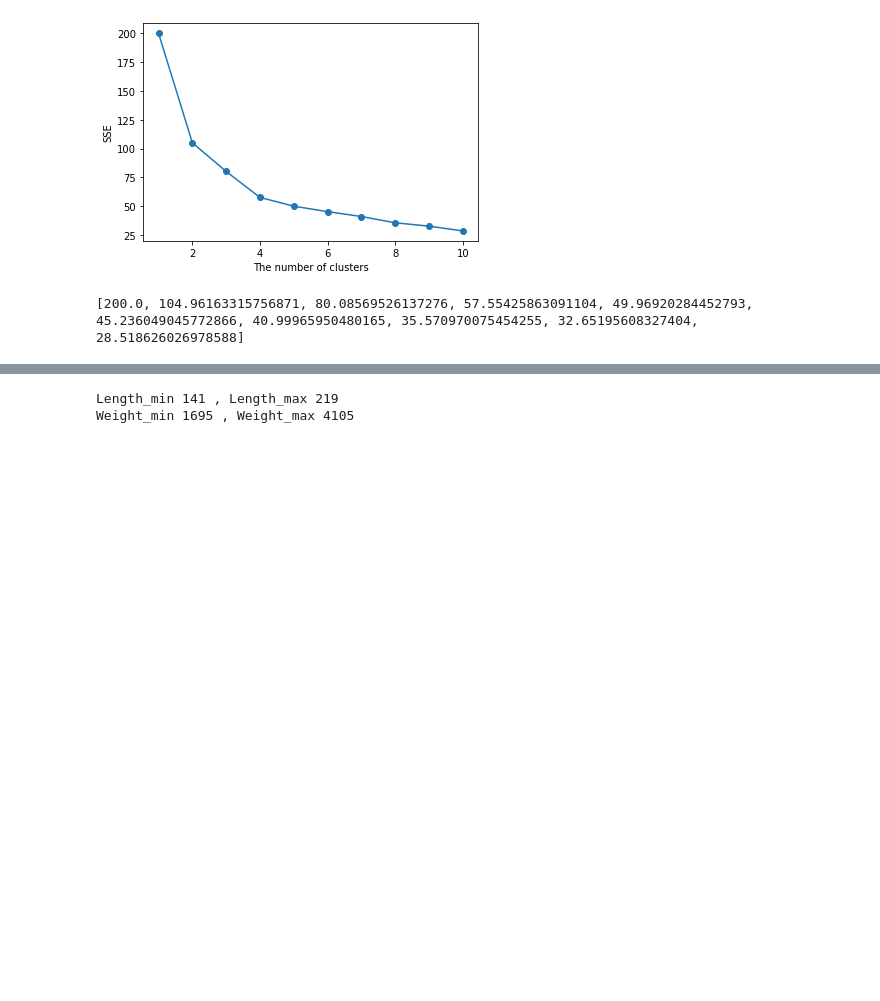
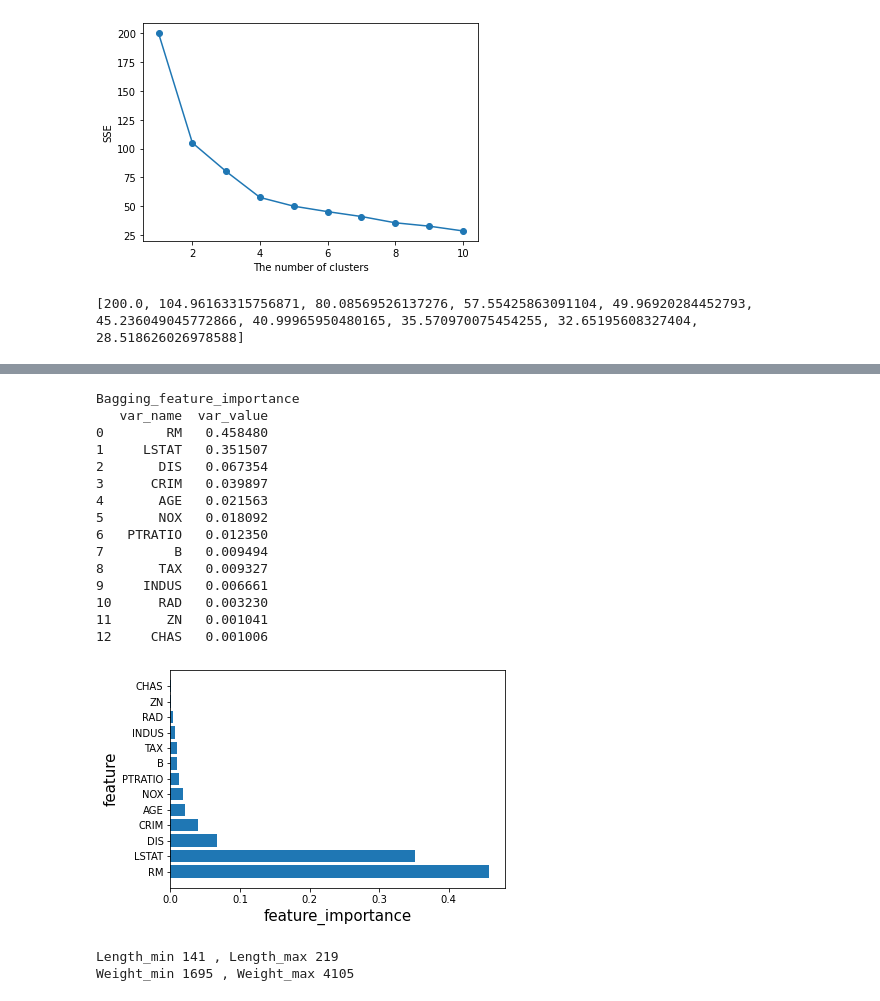
Before and after one commit to blackbutterfly0852/ADP_PRACTICE, a Jupyter notebook: 221017_시각화.ipynb, the cells around one changed output, grey strips where cells are left out. Cells and saved outputs as stored; diff of their text form; code cells hidden in the pictures; blank space fills up the shorter version.

```diff
--- a/221017_시각화.ipynb
+++ b/221017_시각화.ipynb
@@ -243,3 +250,34 @@ elbow(X)
+# %%
+# 7. 앙상블(변수중요도)
+print('Bagging_feature_importance')
+feature_importances = pd.DataFrame(np.mean([ tree.feature_importances_ for tree in model.estimators_], axis = 0))
+feature_importances = pd.concat([pd.DataFrame(X.columns),feature_importances], axis = 1)
+feature_importances.columns = ['var_name', 'var_value']
+feature_importances = feature_importances.sort_values(['var_value'], ascending = False).reset_index(drop=True)
+print(feature_importances)
+
+import matplotlib.pyplot as plt
+plt.barh(feature_importances['var_name'], feature_importances['var_value'], align = 'center')
+plt.xlabel('feature_importance', size = 15)
+plt.ylabel('feature', size = 15)
+plt.show()
+# %% [output]
+Bagging_feature_importance
+   var_name  var_value
+0        RM   0.458480
+1     LSTAT   0.351507
+2       DIS   0.067354
+3      CRIM   0.039897
+4       AGE   0.021563
+5       NOX   0.018092
+6   PTRATIO   0.012350
+7         B   0.009494
+8       TAX   0.009327
+9     INDUS   0.006661
+10      RAD   0.003230
+11       ZN   0.001041
+12     CHAS   0.001006
+[figure, added]
 # %%
 # 1. 산점도 - 두 개의 연속형 변수 관계 시각화
 # 두 개의 연속형 변수간의 관계를 알아볼 수 있도록 좌표평면 상에 관측점을 찍어 나타낸 그래프
```
Also changed, not shown: parts of 7 cells of this notebook.
